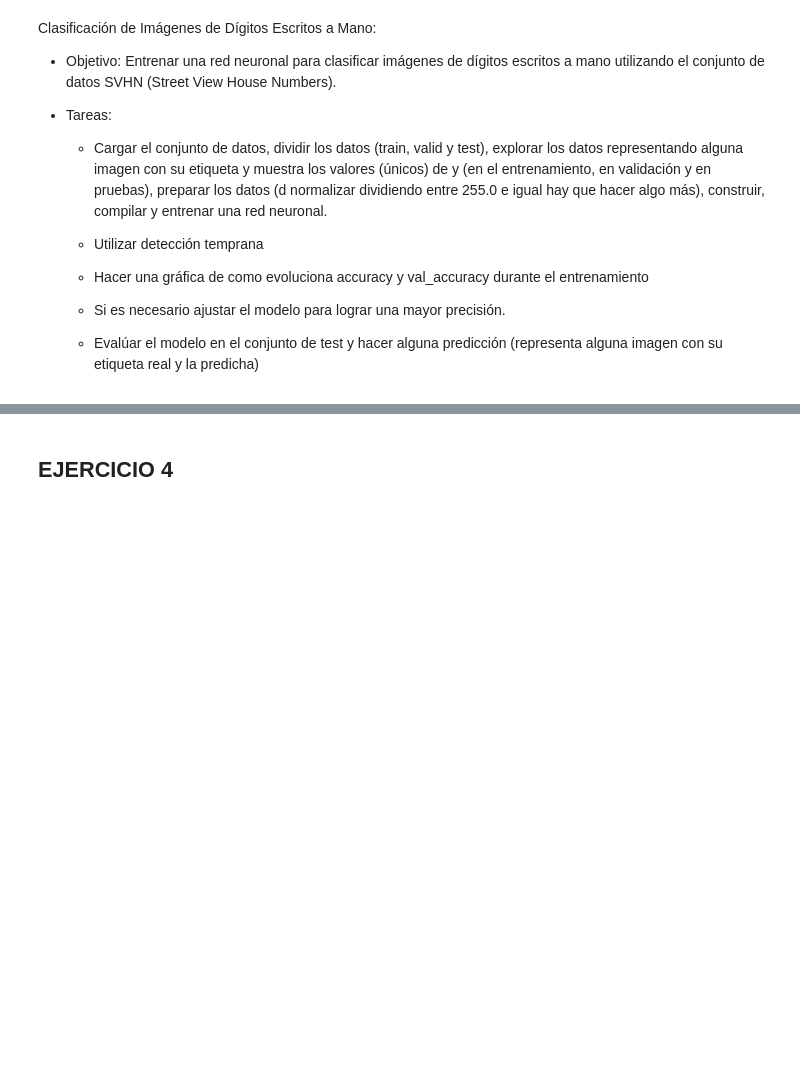
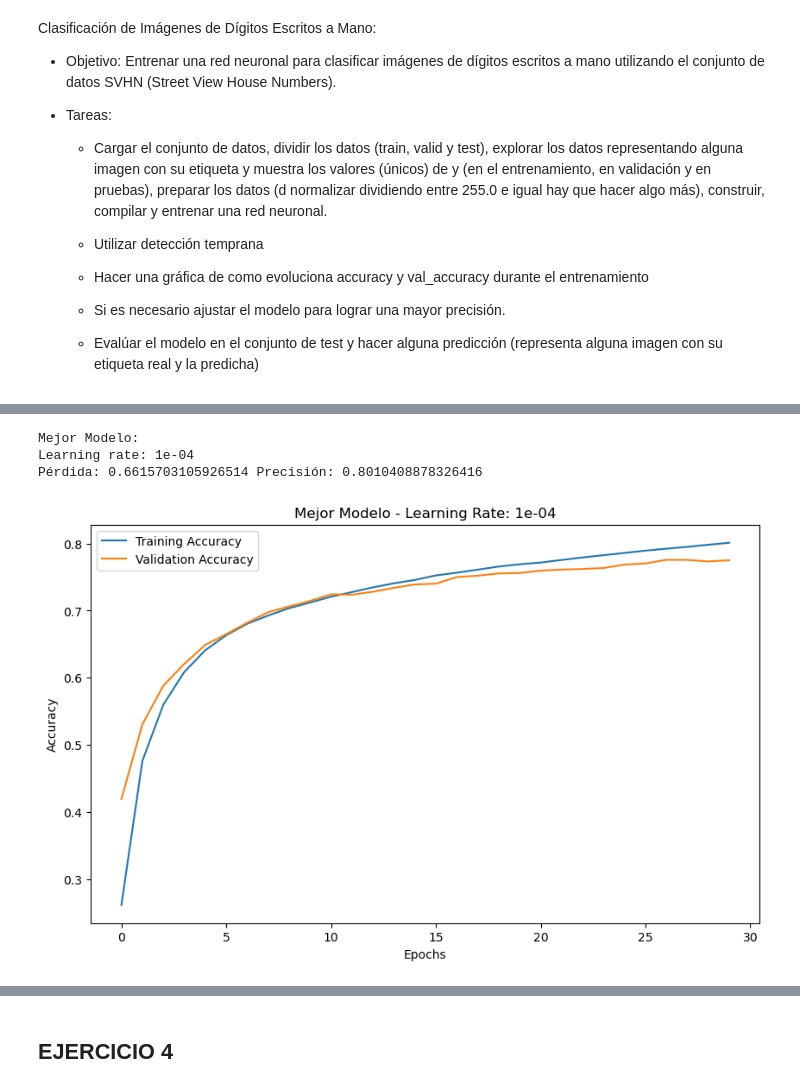
Before and after one commit to xabierguerrero/IABD_2425, a Jupyter notebook: Python_Ejers/SAPA/Deep_Learning/Ejercicios/4_3Ejercicios.ipynb, the cells around one changed output, grey strips where cells are left out. Saved outputs shown, nothing was run; the diff lists cells and outputs as text; code cells hidden in the pictures; blank space fills up the shorter version.

```diff
--- a/Python_Ejers/SAPA/Deep_Learning/Ejercicios/4_3Ejercicios.ipynb
+++ b/Python_Ejers/SAPA/Deep_Learning/Ejercicios/4_3Ejercicios.ipynb
@@ -211,0 +365,8 @@ Downloading data from http://ufldl.stanford.edu/housenumbers/train_32x32.mat
+# %%
+early_stopping_cb = tf.keras.callbacks.EarlyStopping(
+    patience=10, restore_best_weights=True
+)
+# %%
+for model in models:
+    print("Learning rate:", model.optimizer.learning_rate.numpy())
+    histories.append(model.fit(x_train, y_train, epochs=30, validation_data=(x_val, y_val),callbacks=early_stopping_cb))
@@ -211,0 +391,20 @@ Downloading data from http://ufldl.stanford.edu/housenumbers/train_32x32.mat
+# %%
+mejor_precision = 0
+mejor_modelo = None
+mejor_lr = None
+mejor_resultado = None
+
+
+for idx, history in enumerate(histories, start=1):
+    print(f"\nModelo {idx}:")
+    print("Learning rate:", models[idx-1].optimizer.learning_rate.numpy())
+
+    train_loss = history.history['loss'][-1]
+    train_accuracy = history.history['accuracy'][-1]
+
+    if train_accuracy > mejor_precision:
+        mejor_precision = train_accuracy
+        mejor_lr = models[idx-1].optimizer.learning_rate.numpy()
+        mejor_resultado = (train_loss, train_accuracy)
+        mejor_historial = history  # Guardar historial del mejor modelo
+        mejor_modelo = models[idx-1]
@@ -211,0 +423,22 @@ Downloading data from http://ufldl.stanford.edu/housenumbers/train_32x32.mat
+# %%
+if mejor_historial:
+    print("\nMejor Modelo:")
+    print("Learning rate:", mejor_lr)
+    print("Pérdida:", mejor_resultado[0], "Precisión:", mejor_resultado[1])
+
+    # Graficar el mejor modelo
+    plt.figure(figsize=(10, 6))
+    plt.plot(mejor_historial.history['accuracy'], label='Training Accuracy')
+    plt.plot(mejor_historial.history['val_accuracy'], label='Validation Accuracy')
+    plt.xlabel('Epochs')
+    plt.ylabel('Accuracy')
+    plt.title(f'Mejor Modelo - Learning Rate: {str(mejor_lr)}')
+    plt.legend()
+    plt.show()
+else:
+    print("No se encontró ningún modelo con mejor precisión.")
+# %% [output]
+Mejor Modelo:
+Learning rate: 1e-04
+Pérdida: 0.6615703105926514 Precisión: 0.8010408878326416
+[figure, added]
```
Also changed, not shown: parts of 34 cells of this notebook, 3 other files.
